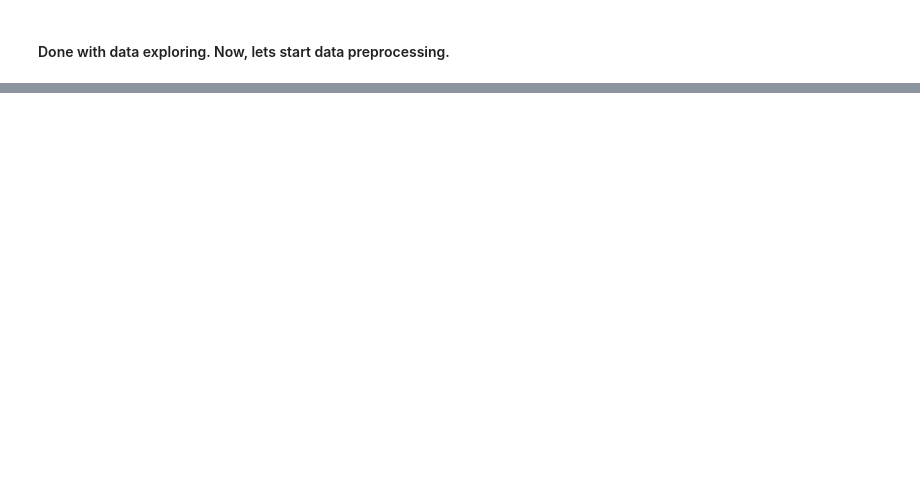
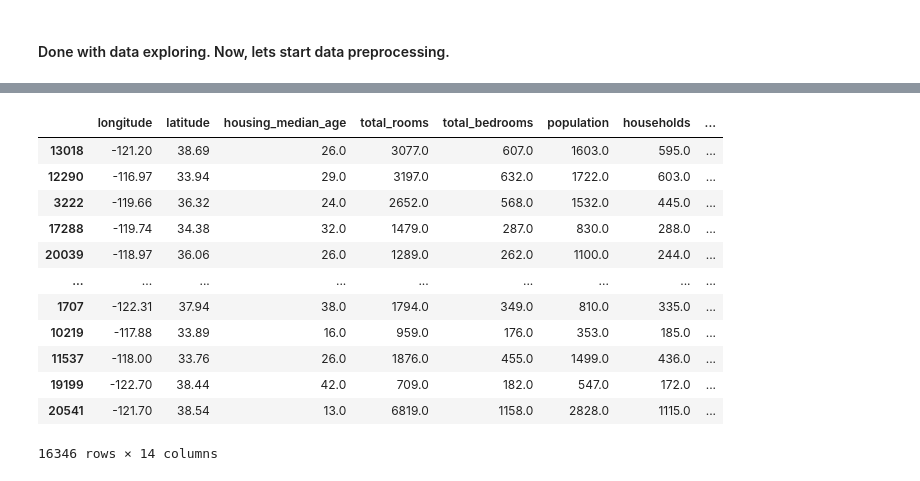
Before and after one commit to Shubham91999/House_Price_Prediction, a Jupyter notebook: Untitled-1.ipynb, the cells around one changed output, grey strips where cells are left out. Drawn from its saved outputs; the diff is of its cells as text; code cells hidden in the pictures; blank space fills up the shorter version.

```diff
--- a/Untitled-1.ipynb
+++ b/Untitled-1.ipynb
@@ -169,0 +190,16 @@ sns.heatmap(train_data.drop(['ocean_proximity'], axis=1).corr(), annot=True, cma
+# %%
+train_data
+# %% [output]
+|  | longitude | latitude | housing_median_age | total_rooms | total_bedrooms | population | households | ... |
+| 13018 | -121.20 | 38.69 | 26.0 | 3077.0 | 607.0 | 1603.0 | 595.0 | ... |
+| 12290 | -116.97 | 33.94 | 29.0 | 3197.0 | 632.0 | 1722.0 | 603.0 | ... |
+| 3222 | -119.66 | 36.32 | 24.0 | 2652.0 | 568.0 | 1532.0 | 445.0 | ... |
+| 17288 | -119.74 | 34.38 | 32.0 | 1479.0 | 287.0 | 830.0 | 288.0 | ... |
+| 20039 | -118.97 | 36.06 | 26.0 | 1289.0 | 262.0 | 1100.0 | 244.0 | ... |
+| ... | ... | ... | ... | ... | ... | ... | ... | ... |
+| 1707 | -122.31 | 37.94 | 38.0 | 1794.0 | 349.0 | 810.0 | 335.0 | ... |
+| 10219 | -117.88 | 33.89 | 16.0 | 959.0 | 176.0 | 353.0 | 185.0 | ... |
+| 11537 | -118.00 | 33.76 | 26.0 | 1876.0 | 455.0 | 1499.0 | 436.0 | ... |
+| 19199 | -122.70 | 38.44 | 42.0 | 709.0 | 182.0 | 547.0 | 172.0 | ... |
+| 20541 | -121.70 | 38.54 | 13.0 | 6819.0 | 1158.0 | 2828.0 | 1115.0 | ... |
+16346 rows × 14 columns
```
Also changed, not shown: parts of 7 cells of this notebook.
